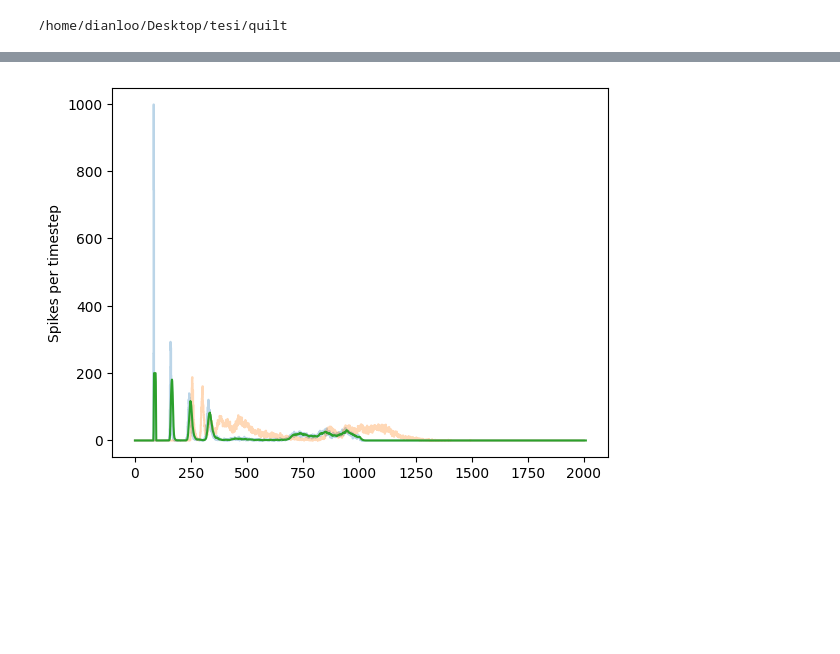
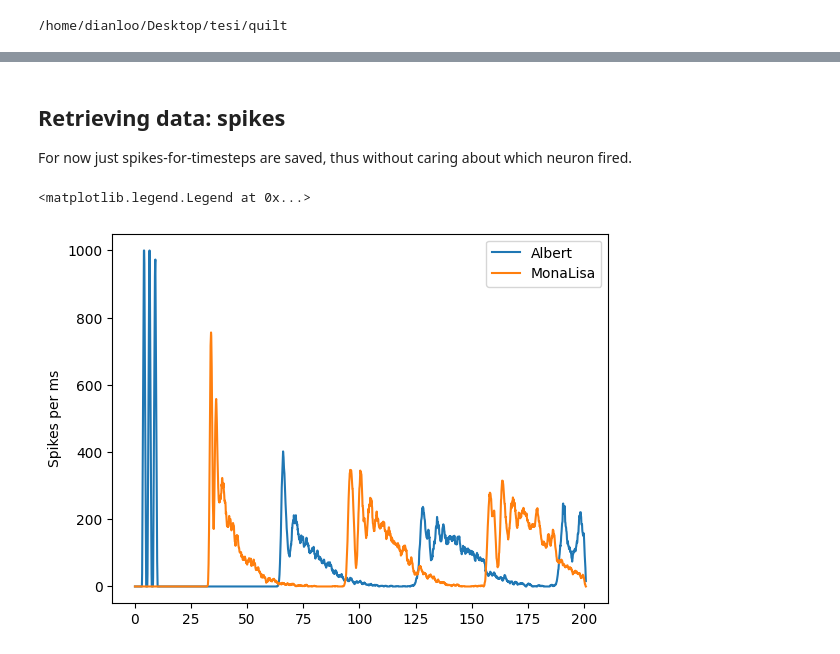
Before and after one commit to djanloo/quilt, a Jupyter notebook: example.ipynb, the cells around one changed output, grey strips where cells are left out. Saved outputs shown, nothing was run; the diff lists cells and outputs as text; code cells hidden in the pictures; blank space fills up the shorter version.

```diff
--- a/example.ipynb
+++ b/example.ipynb
@@ -54,2 +73,3 @@ Performing 200011 connections took 9 ms   (0.0481873 us/link)
 # %%
-spikenet.populations["Albert"].add_injector(200.0, 0, 100)
+# Adds a constant current to population Albert of 500pA from t=0ms to t=10ms
+spikenet.populations["Albert"].add_injector(500.0, 0, 10)
@@ -69,9 +88,22 @@ Simulation took 6 s     (0.0029985 s/step)
+# %% [markdown]
+## Retrieving data: spikes
+For now just spikes-for-timesteps are saved, thus without caring about which neuron fired.
+# %%
+albert_data = spikenet.populations['Albert'].get_data()
+monalisa_data = spikenet.populations['MonaLisa'].get_data()
 # %%
-plt.step(np.arange(len(albert_spikes)), albert_spikes, alpha=0.3)
-plt.step(np.arange(len(albert_spikes)), monalisa_spikes, alpha=0.3)
 N = 10
-plt.plot(np.convolve(albert_spikes, np.ones(N)/N))
-states = np.array(spikenet.populations['Albert'].get_data()['states'])
-plt.ylabel("Spikes per timestep");
+
+plt.plot(np.arange(len(albert_data['spikes']) + N-1 )*0.1,
+         np.convolve(albert_data['spikes'], np.ones(N)),
+         label="Albert")
+
+plt.plot(np.arange(len(monalisa_data['spikes']) + N-1 )*0.1,
+         np.convolve(monalisa_data['spikes'], np.ones(N)),
+         label="MonaLisa")
+
+plt.ylabel("Spikes per ms");
+plt.legend()
 # %% [output]
+<matplotlib.legend.Legend at 0x...>
-[figure, old version]
+[figure, new version]
```
Also changed, not shown: parts of 18 cells of this notebook, 2 other files.
